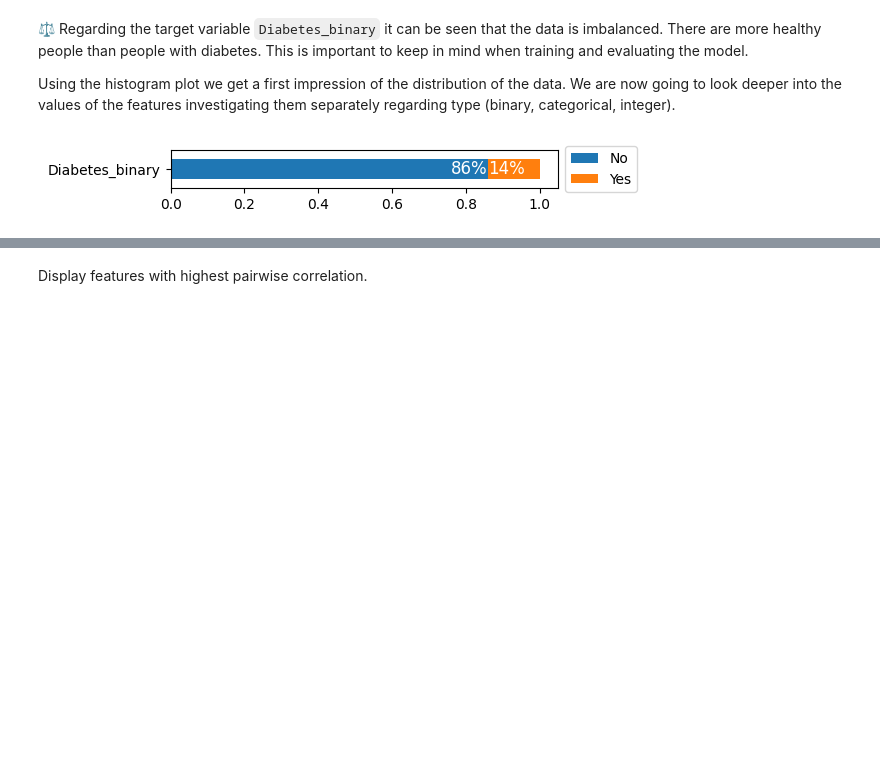
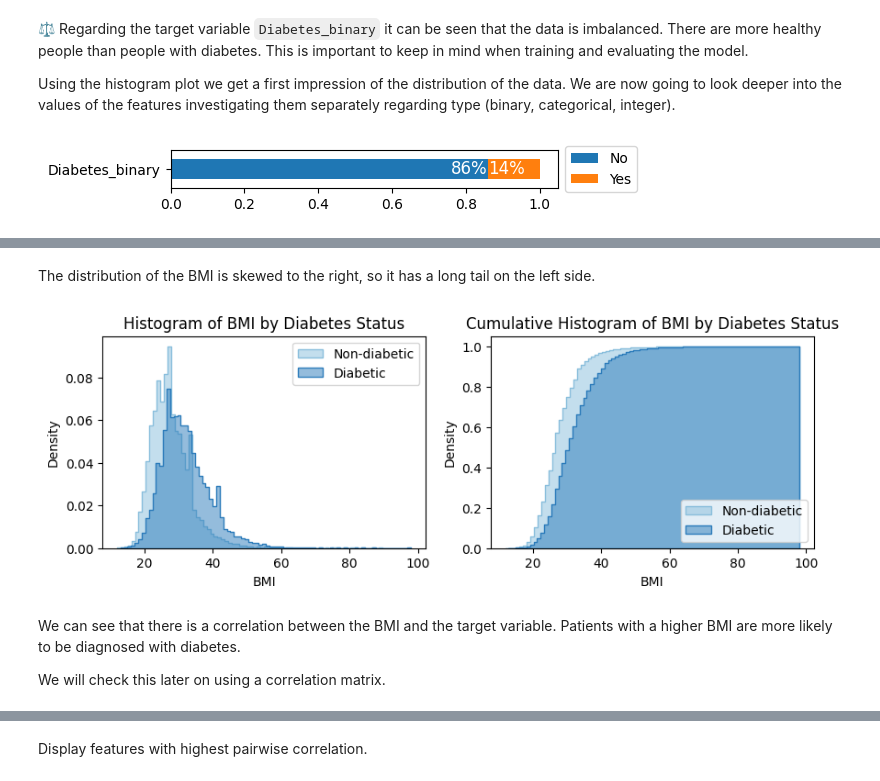
Before and after one commit to ai2ys/CDC-Diabetes-Health-Indicators, a Jupyter notebook: eda.ipynb, the cells around one changed output, grey strips where cells are left out. Cells and saved outputs as stored; diff of their text form; code cells hidden in the pictures; blank space fills up the shorter version.

```diff
--- a/eda.ipynb
+++ b/eda.ipynb
@@ -532,0 +532,5 @@ df_train_plot[feature_names_sex].apply(pd.Series.value_counts, normalize=True).T
+# %%
+indices_diabetic = df_train[df_train[target_name]==1]
+indices_nondiabetic = df_train[df_train[target_name]==0]
+df_sex_diabetic_counts = df_train_plot.loc[indices_diabetic.index, feature_names_sex].apply(pd.Series.value_counts, normalize=True).T
+df_sex_diabetic_counts.style.format("{:.0%}").background_gradient(cmap='Blues', axis=1, vmin=0, vmax=1)
@@ -574 +623,32 @@ plt.show()
+# %% [markdown]
+The distribution of the BMI is skewed to the right, so it has a long tail on the left side.
+# %%
+fig, (ax1, ax2) = plt.subplots(ncols=2, figsize=(10, 3))
+df_train_plot_nondiabetic = df_train_plot.drop(indices_diabetic.index)
+df_train_plot_diabetic = df_train_plot.drop(indices_nondiabetic.index)
+
+# Left plot: histogram
+sns.histplot(data=df_train_plot_nondiabetic, x='BMI', ax=ax1, bins=df_train_plot['BMI'].nunique(), color=sns.color_palette('Blues')[2], alpha=0.5, label='Non-diabetic', stat='density', element='step')
+sns.histplot(data=df_train_plot_diabetic, x='BMI', ax=ax1, bins=df_train_plot['BMI'].nunique(), color=sns.color_palette('Blues')[4], alpha=0.5, label='Diabetic', stat='density', element='step')
+ax1.set_xlabel('BMI')
+ax1.set_ylabel('Density')
+ax1.set_title('Histogram of BMI by Diabetes Status')
+ax1.legend()
+
+# Right plot: cumulative histogram
+sns.histplot(data=df_train_plot_nondiabetic, x='BMI', ax=ax2, bins=df_train_plot['BMI'].nunique(), color=sns.color_palette('Blues')[2], alpha=0.5, label='Non-diabetic', stat='density', cumulative=True, element='step')
+sns.histplot(data=df_train_plot_diabetic, x='BMI', ax=ax2, bins=df_train_plot['BMI'].nunique(), color=sns.color_palette('Blues')[4], alpha=0.5, label='Diabetic', stat='density', cumulative=True, element='step')
+ax2.set_xlabel('BMI')
+ax2.set_ylabel('Density')
+ax2.set_title('Cumulative Histogram of BMI by Diabetes Status')
+ax2.legend(loc='lower right')
+
+plt.show()
+# %% [output]
+[figure, added]
+# %% [markdown]
+We can see that there is a correlation between the BMI and the target variable.
+Patients with a higher BMI are more likely to be diagnosed with diabetes.
+
+We will check this later on using a correlation matrix.
 # %%
```
Also changed, not shown: parts of 30 cells of this notebook.
